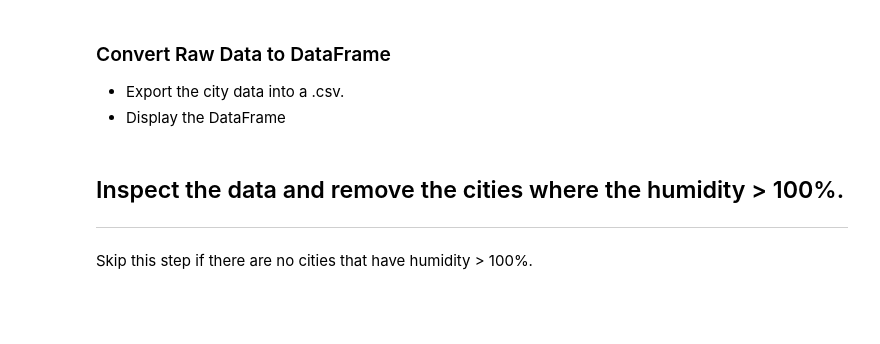
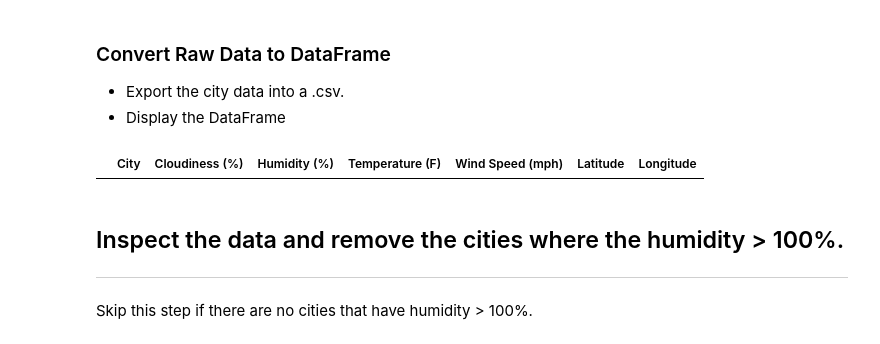
Before and after one commit to adamjohnson57/Python-api-challenge, a Jupyter notebook: Instructions/starter_code/WeatherPy.ipynb, the cells around one changed output. Cells and saved outputs as stored; diff of their text form; code cells hidden in the pictures; blank space fills up the shorter version.

Commit message:
not getting data output

```diff
--- a/Instructions/starter_code/WeatherPy.ipynb
+++ b/Instructions/starter_code/WeatherPy.ipynb
@@ -48,0 +48,34 @@ url=f"http://api.openweathermap.org/data/2.5/weather?lat={lat}&lon={lon}&appid={
+# %%
+#Create lists for API call data
+city_name = []
+cloudiness = []
+humidity = []
+temp = []
+wind_speed = []
+lat = []
+long = []
+
+#Call Count
+counter = 1
+
+#Print Statement
+print(f"Begin Data Retrieval")
+print(f"--------------------------------------------------")
+
+#Set Loop
+for city in cities:
+    query_url = base_url + "&q=" + city.replace(" ","&")
+    print(f"Retrieving Data for city {counter}: {city}")
+    try:
+        city_name.append(response["name"])
+        cloudiness.append(response["clouds"]["all"])
+        humidity.append(response["main"]["humidity"])
+        temp.append(response["main"]["temp_max"])
+        wind_speed.append(response["wind"]["speed"])
+        lat.append(response["coord"]["lat"])
+        long.append(response["coord"]["long"])
+
+        counter += 1
+
+    except:
+        print("No Data")
@@ -50,6 +101,19 @@ url=f"http://api.openweathermap.org/data/2.5/weather?lat={lat}&lon={lon}&appid={
 ### Convert Raw Data to DataFrame
 * Export the city data into a .csv.
 * Display the DataFrame
+# %%
+weather_data = pd.DataFrame({
+    "City":city_name,
+    "Cloudiness (%)":cloudiness,
+    "Humidity (%)":humidity,
+    "Temperature (F)":temp,
+    "Wind Speed (mph)":wind_speed,
+    "Latitude":lat,
+    "Longitude":long
+})
+weather_data.head()
+# %% [output]
+|  | City | Cloudiness (%) | Humidity (%) | Temperature (F) | Wind Speed (mph) | Latitude | Longitude |
 # %% [markdown]
 ## Inspect the data and remove the cities where the humidity > 100%.
 ----
```
Also changed, not shown: parts of 3 cells of this notebook.
